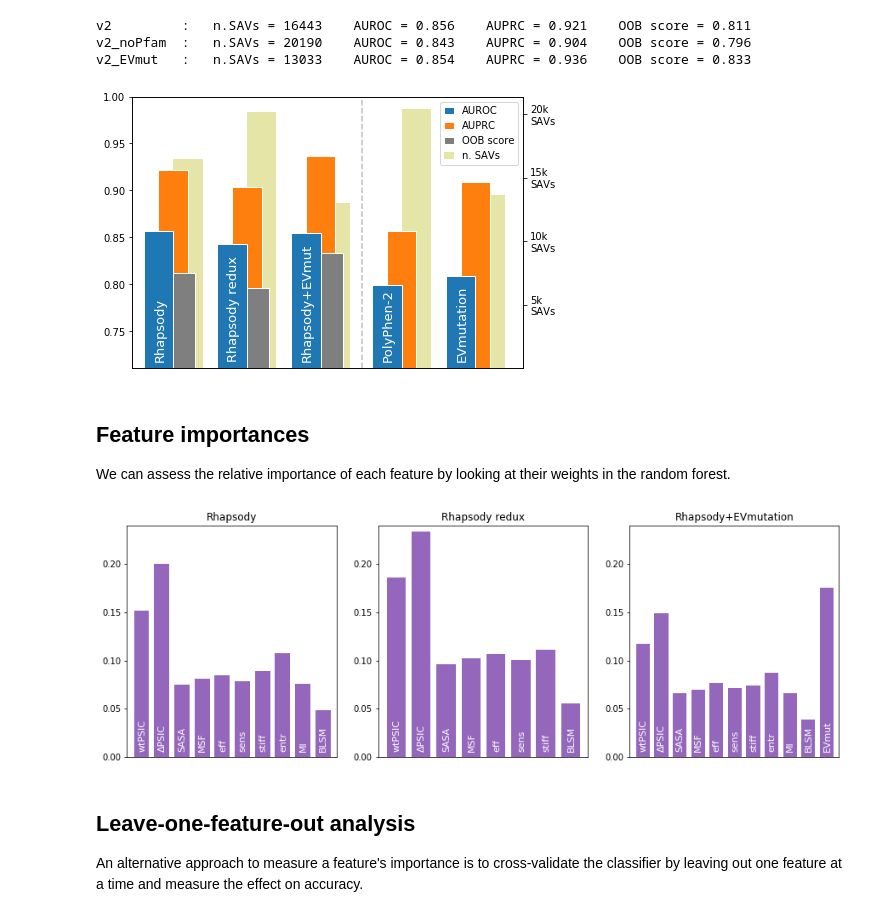
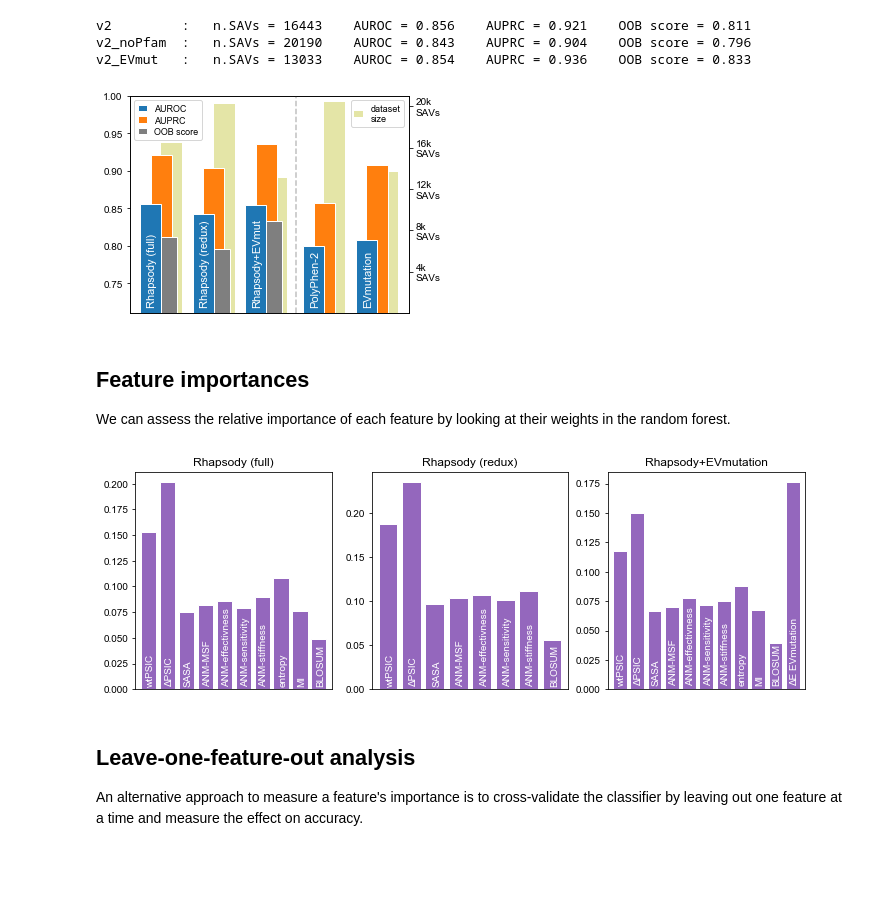
Before and after one commit to prody/rhapsody-tutorials, a Jupyter notebook: 01-RF_training/RF_training.ipynb, the cells around one changed output. Drawn from its saved outputs; the diff is of its cells as text; code cells hidden in the pictures; blank space fills up the shorter version.

```diff
--- a/01-RF_training/RF_training.ipynb
+++ b/01-RF_training/RF_training.ipynb
@@ -18,3 +17,7 @@ import matplotlib.pyplot as plt
+# %%
+import matplotlib
+import matplotlib.pyplot as plt
+matplotlib.rcParams.update({'font.family': 'Arial'})
 # %%
 # please make sure to extract the data folder beforehand
 ID = np.load('../00-Training_Dataset/data/precomputed_features-ID.npy')
@@ -35,9 +38,10 @@ len(ID)
 23085
 # %%
 # ... and SAVs with 0 review star according to ClinVar
-ClinVar_SAVs  = np.load('../00-Training_Dataset/data/ClinVar_Dataset-SAVs.npy')
-excluded_SAVs = set(ClinVar_SAVs[ClinVar_SAVs['review_star'] < 1]['SAV_coords'])
-ID = ID[ [SAV not in excluded_SAVs for SAV in ID['SAV_coords']] ]
+ID_SAVs_info = np.load('../00-Training_Dataset/data/Integrated_Dataset-SAVs.npy')
+ClinVar_review_stars = {s['SAV_coords']: s['ClinVar_review_star'] for s in ID_SAVs_info}
+
+ID = ID[ [ClinVar_review_stars[SAV] != 0 for SAV in ID['SAV_coords']] ]
 len(ID)
 # %% [output]
 20361
@@ -164,47 +173,50 @@ v2         :   n.SAVs = 16443    AUROC = 0.856    AUPRC = 0.921    OOB score = 0
 v2_noPfam  :   n.SAVs = 20190    AUROC = 0.843    AUPRC = 0.904    OOB score = 0.796
 v2_EVmut   :   n.SAVs = 13033    AUROC = 0.854    AUPRC = 0.936    OOB score = 0.833
 # %%
-fig, ax = plt.subplots(1, 1, figsize=(7, 5))
+fig, ax = plt.subplots(1, 1, figsize=(5, 4))
 
 data = np.zeros((5,4))
 for i, v in enumerate(['v2', 'v2_noPfam', 'v2_EVmut']):
     for j, x in enumerate(['mean AUROC', 'mean AUPRC', 'mean OOB score', 'dataset size']):
         data[i,j] = RF_training_summaries[v][x]
 for i, v in enumerate(['PolyPhen-2', 'EVmutation']):
     for j, x in enumerate(['AUROC', 'AUPRC', 'dataset size']):
         if x=='dataset size': j+=1
         data[i+3,j] = PP2_EVm_metrics[v][x]
 
 # bar plots
 X = np.array([0, 1, 2, 3.1, 4.1])
 
 h0 = ax.bar(X + 0.2, data[:,1], color = 'C1', width=.4, edgecolor='w', label='AUPRC')
 h1 = ax.bar(X + 0.3, data[:,2], color = 'C7', width=.4, edgecolor='w', label='OOB score')
 h2 = ax.bar(X + 0.0, data[:,0], color = 'C0', width=.4, edgecolor='w', label='AUROC')
 
 ax2 = ax.twinx()
-hb = ax2.bar(X + 0.4, data[:,3], color = 'C8', width=.4, alpha=0.4, label='n. SAVs')
+hb = ax2.bar(X + 0.4, data[:,3], color = 'C8', width=.4, alpha=0.4, label='dataset\nsize')
 ax2.set_zorder(ax.get_zorder()-1)
 ax.patch.set_visible(False)
 
-handles = [h2, h0, h1, hb]
-ax.legend(handles, [h.get_label() for h in handles], handlelength=1)
+handles = [h2, h0, h1]
+ax.legend(handles, [h.get_label() for h in handles], handlelength=1, fontsize=9,
+          loc='upper left', labelspacing=.3)
+ax2.legend(handlelength=1, fontsize=9, loc='upper right', labelspacing=.3)
 
 ax.set_ylim((0.71,1))
-ax.set_xlim((-.35))
+ax.set_xlim((-.4, 4.9))
 
 ax.set_xticks([])
-for i,s in enumerate(['Rhapsody', 'Rhapsody redux', 'Rhapsody+EVmut', 'PolyPhen-2', 'EVmutation']):
-    ax.text(X[i]-.065, 0.718, s, color='w', rotation=90, va='bottom', size='13')
+for i,s in enumerate(['Rhapsody (full)', 'Rhapsody (redux)', 'Rhapsody+EVmut', 'PolyPhen-2', 'EVmutation']):
+    ax.text(X[i]-.065, 0.718, s, color='w', rotation=90, va='bottom', size='11')
 
-ax2.set_yticks(range(5000, 25000, 5000))
-ax2.set_yticklabels(['5k\nSAVs', '10k\nSAVs', '15k\nSAVs', '20k\nSAVs'])
+ax2.set_ylim((0, 21000))
+ax2.set_yticks(range(4000, 21000, 4000))
+ax2.set_yticklabels(['4k\nSAVs', '8k\nSAVs', '12k\nSAVs', '16k\nSAVs', '20k\nSAVs'])
 
 ax.axvline(x=2.76, color='gray', ls='--', alpha=.5)
 
 fig.savefig('figures/Rhapsody_vs_PP2_EVmut.png', dpi=300)
 # %% [output]
-[figure, old version]
+[figure, new version]
 # %% [markdown]
 ## Feature importances
 
@@ -227,7 +239,7 @@ abbrv = {
     'v2_EVmut': 'Rhapsody+EVmutation',
 }
 # %%
-fig, axes = plt.subplots(1, 3, figsize=(15, 5))
+fig, axes = plt.subplots(1, 3, figsize=(12, 4))
 
 for i, (version, d) in enumerate(RF_training_summaries.items()):
 
@@ -243,7 +255,6 @@ for i, (version, d) in enumerate(RF_training_summaries.items()):
     X = np.arange(n)
     ax.bar(X, d['feat. importance'], color='C4', width=.8, edgecolor='w')
 
-    ax.set_ylim((0,.24))
     ax.set_xlim((-.7, n-0.3))
 
     ax.set_xticks([])
@@ -251,11 +262,11 @@ for i, (version, d) in enumerate(RF_training_summaries.items()):
     ax.set_xticklabels(labels, rotation='vertical')
 
     for i,s in enumerate([abbrv[f] for f in featset]):
-        ax.text(X[i]+.05, 0.005, s, color='w', rotation=90, ha='center', va='bottom', size='11')
+        ax.text(X[i]+.1, 0.003, s, color='w', rotation=90, ha='center', va='bottom', size='10')
 
 fig.savefig('figures/feature_importances.png', dpi=300)
 # %% [output]
-[figure, old version]
+[figure, new version]
 # %% [markdown]
 ## Leave-one-feature-out analysis
 
```
Also changed, not shown: parts of 9 cells of this notebook, 33 other files.
